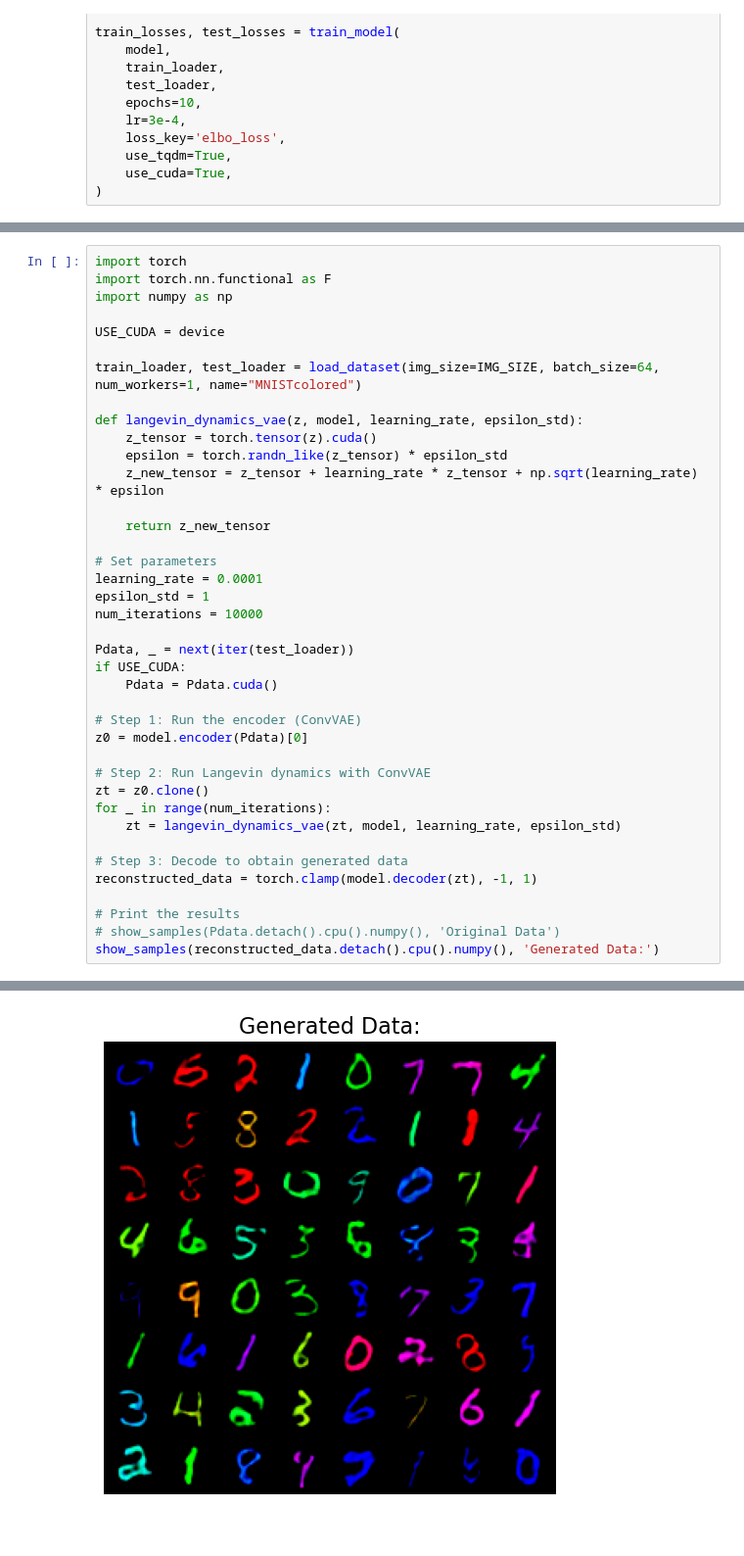
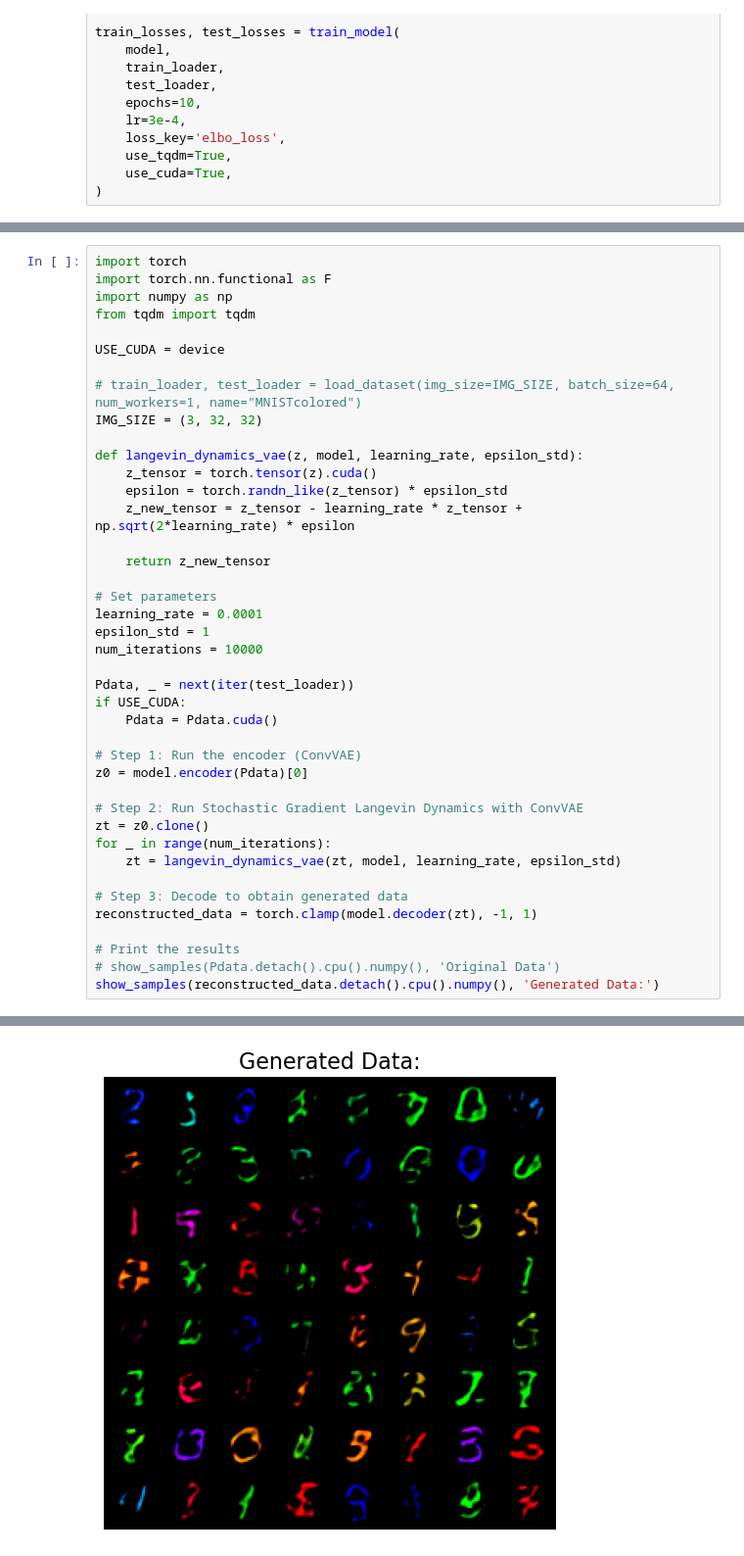
Before and after one commit to danyaaivanov/VAE_latent_space, a Jupyter notebook: VAE/VAE_with_dynamics.ipynb, the cells around one changed output, grey strips where cells are left out. Shown at 98% size. Cells and saved outputs as stored; diff of their text form.

```diff
--- a/VAE/VAE_with_dynamics.ipynb
+++ b/VAE/VAE_with_dynamics.ipynb
@@ -73,41 +75,43 @@ show_samples(interps, 'Colored MNIST interpolation')
 import torch
 import torch.nn.functional as F
 import numpy as np
+from tqdm import tqdm
 
 USE_CUDA = device
 
-train_loader, test_loader = load_dataset(img_size=IMG_SIZE, batch_size=64, num_workers=1, name="MNISTcolored")
+# train_loader, test_loader = load_dataset(img_size=IMG_SIZE, batch_size=64, num_workers=1, name="MNISTcolored")
+IMG_SIZE = (3, 32, 32)
 
 def langevin_dynamics_vae(z, model, learning_rate, epsilon_std):
     z_tensor = torch.tensor(z).cuda()
     epsilon = torch.randn_like(z_tensor) * epsilon_std
-    z_new_tensor = z_tensor + learning_rate * z_tensor + np.sqrt(learning_rate) * epsilon
+    z_new_tensor = z_tensor - learning_rate * z_tensor + np.sqrt(2*learning_rate) * epsilon
 
     return z_new_tensor
 
 # Set parameters
 learning_rate = 0.0001
 epsilon_std = 1
 num_iterations = 10000
 
 Pdata, _ = next(iter(test_loader))
 if USE_CUDA:
     Pdata = Pdata.cuda()
 
 # Step 1: Run the encoder (ConvVAE)
 z0 = model.encoder(Pdata)[0]
 
-# Step 2: Run Langevin dynamics with ConvVAE
+# Step 2: Run Stochastic Gradient Langevin Dynamics with ConvVAE
 zt = z0.clone()
 for _ in range(num_iterations):
     zt = langevin_dynamics_vae(zt, model, learning_rate, epsilon_std)
 
 # Step 3: Decode to obtain generated data
 reconstructed_data = torch.clamp(model.decoder(zt), -1, 1)
 
 # Print the results
 # show_samples(Pdata.detach().cpu().numpy(), 'Original Data')
 show_samples(reconstructed_data.detach().cpu().numpy(), 'Generated Data:')
 # %% [output]
 Clipping input data to the valid range for imshow with RGB data ([0..1] for floats or [0..255] for integers).
-[figure, old version]
+[figure, new version]
```
Also changed, not shown: parts of 3 cells of this notebook, 2 other files.
